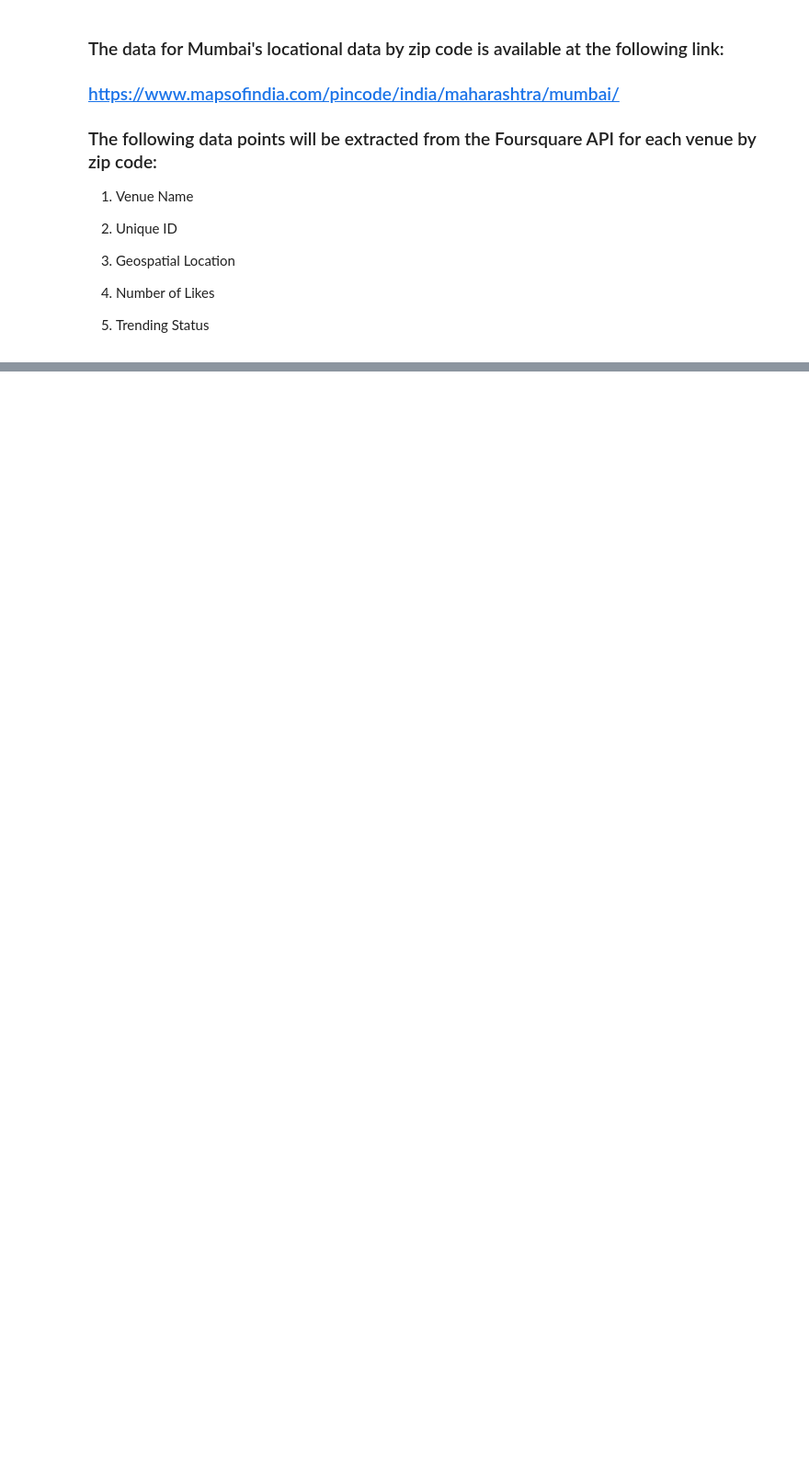
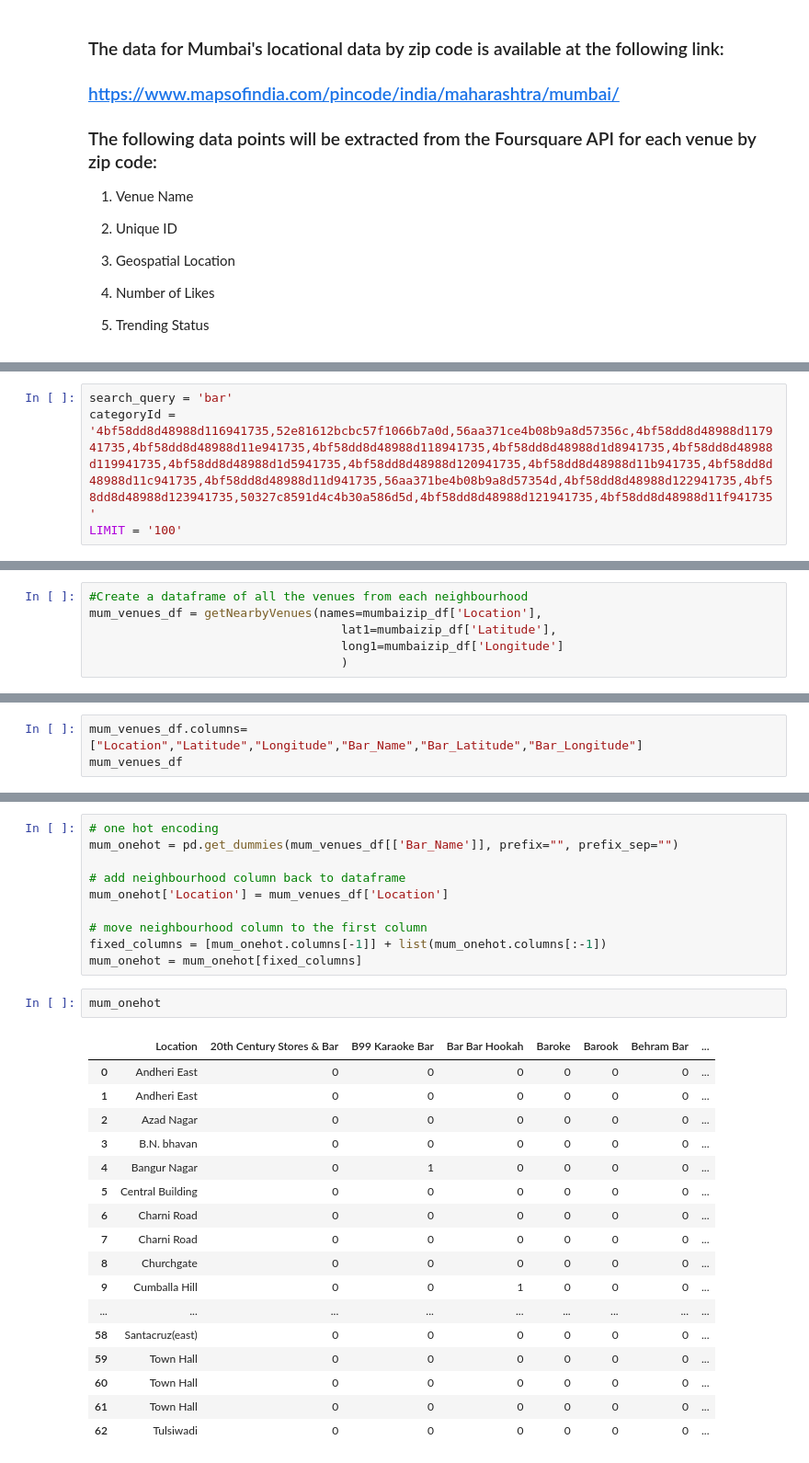
Before and after one commit to Abhirath8/CourseraIBMCapstone, a Jupyter notebook: Mumbai Bar Hopper.ipynb, the cells around one changed output, grey strips where cells are left out. Shown at 92% size. Saved outputs shown, nothing was run; the diff lists cells and outputs as text; blank space fills up the shorter version.

```diff
--- a/Mumbai Bar Hopper.ipynb
+++ b/Mumbai Bar Hopper.ipynb
@@ -30,0 +402,4 @@ To provide the appropriate stakeholders the necessary information, I will be uti
+# %%
+search_query = 'bar'
+categoryId = '4bf58dd8d48988d116941735,52e81612bcbc57f1066b7a0d,56aa371ce4b08b9a8d57356c,4bf58dd8d48988d117941735,4bf58dd8d48988d11e941735,4bf58dd8d48988d118941735,4bf58dd8d48988d1d8941735,4bf58dd8d48988d119941735,4bf58dd8d48988d1d5941735,4bf58dd8d48988d120941735,4bf58dd8d48988d11b941735,4bf58dd8d48988d11c941735,4bf58dd8d48988d11d941735,56aa371be4b08b9a8d57354d,4bf58dd8d48988d122941735,4bf58dd8d48988d123941735,50327c8591d4c4b30a586d5d,4bf58dd8d48988d121941735,4bf58dd8d48988d11f941735'
+LIMIT = '100'
@@ -30,0 +432,6 @@ To provide the appropriate stakeholders the necessary information, I will be uti
+# %%
+#Create a dataframe of all the venues from each neighbourhood
+mum_venues_df = getNearbyVenues(names=mumbaizip_df['Location'],
+                                   lat1=mumbaizip_df['Latitude'],
+                                   long1=mumbaizip_df['Longitude']
+                                   )
@@ -30,0 +442,3 @@ To provide the appropriate stakeholders the necessary information, I will be uti
+# %%
+mum_venues_df.columns=["Location","Latitude","Longitude","Bar_Name","Bar_Latitude","Bar_Longitude"]
+mum_venues_df
@@ -30,0 +489,30 @@ To provide the appropriate stakeholders the necessary information, I will be uti
+# %%
+# one hot encoding
+mum_onehot = pd.get_dummies(mum_venues_df[['Bar_Name']], prefix="", prefix_sep="")
+
+# add neighbourhood column back to dataframe
+mum_onehot['Location'] = mum_venues_df['Location']
+
+# move neighbourhood column to the first column
+fixed_columns = [mum_onehot.columns[-1]] + list(mum_onehot.columns[:-1])
+mum_onehot = mum_onehot[fixed_columns]
+# %%
+mum_onehot
+# %% [output]
+|  | Location | 20th Century Stores & Bar | B99 Karaoke Bar | Bar Bar Hookah | Baroke | Barook | Behram Bar | ... |
+| 0 | Andheri East | 0 | 0 | 0 | 0 | 0 | 0 | ... |
+| 1 | Andheri East | 0 | 0 | 0 | 0 | 0 | 0 | ... |
+| 2 | Azad Nagar | 0 | 0 | 0 | 0 | 0 | 0 | ... |
+| 3 | B.N. bhavan | 0 | 0 | 0 | 0 | 0 | 0 | ... |
+| 4 | Bangur Nagar | 0 | 1 | 0 | 0 | 0 | 0 | ... |
+| 5 | Central Building | 0 | 0 | 0 | 0 | 0 | 0 | ... |
+| 6 | Charni Road | 0 | 0 | 0 | 0 | 0 | 0 | ... |
+| 7 | Charni Road | 0 | 0 | 0 | 0 | 0 | 0 | ... |
+| 8 | Churchgate | 0 | 0 | 0 | 0 | 0 | 0 | ... |
+| 9 | Cumballa Hill | 0 | 0 | 1 | 0 | 0 | 0 | ... |
+| ... | ... | ... | ... | ... | ... | ... | ... | ... |
+| 58 | Santacruz(east) | 0 | 0 | 0 | 0 | 0 | 0 | ... |
+| 59 | Town Hall | 0 | 0 | 0 | 0 | 0 | 0 | ... |
+| 60 | Town Hall | 0 | 0 | 0 | 0 | 0 | 0 | ... |
+| 61 | Town Hall | 0 | 0 | 0 | 0 | 0 | 0 | ... |
+| 62 | Tulsiwadi | 0 | 0 | 0 | 0 | 0 | 0 | ... |
```
Also changed, not shown: parts of 56 cells of this notebook.
